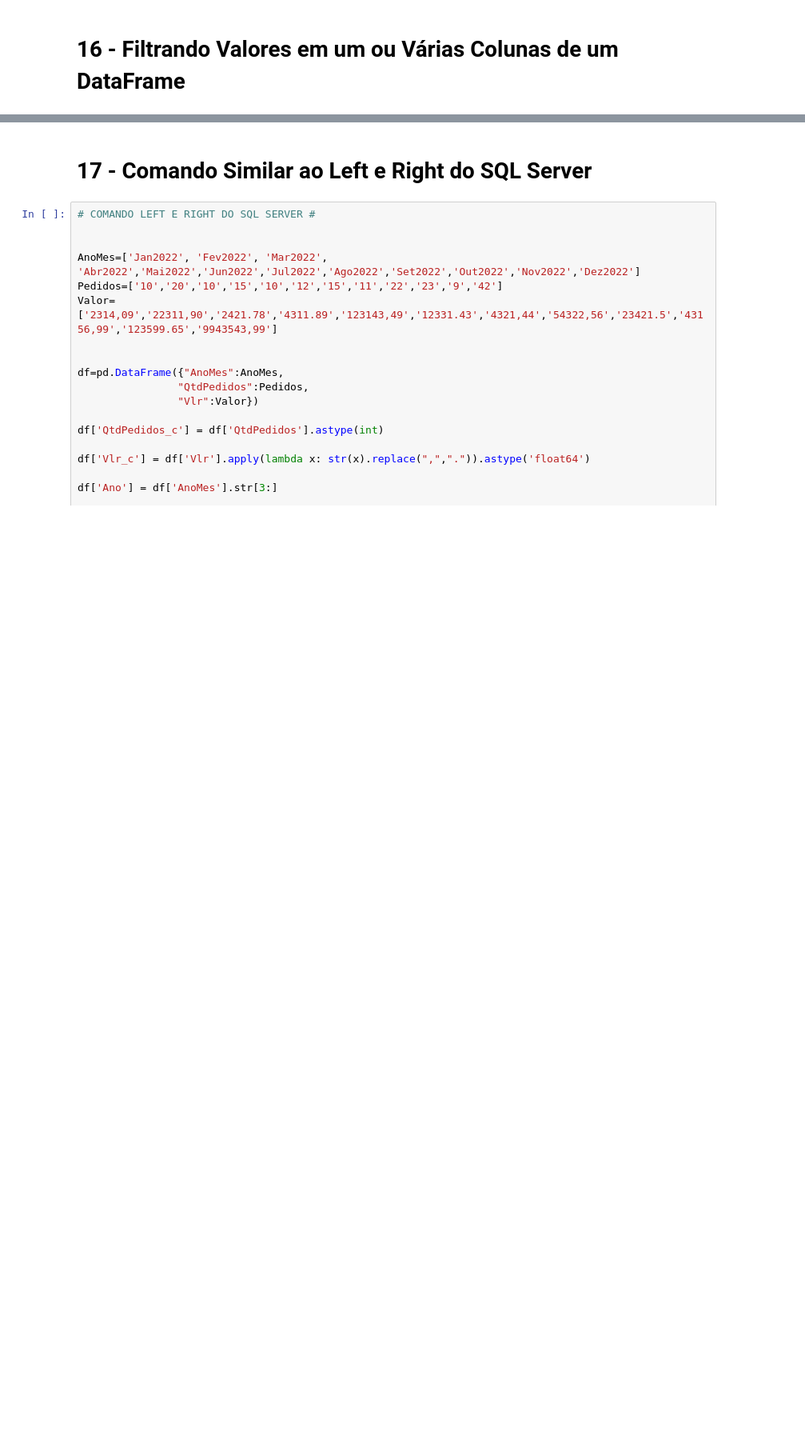
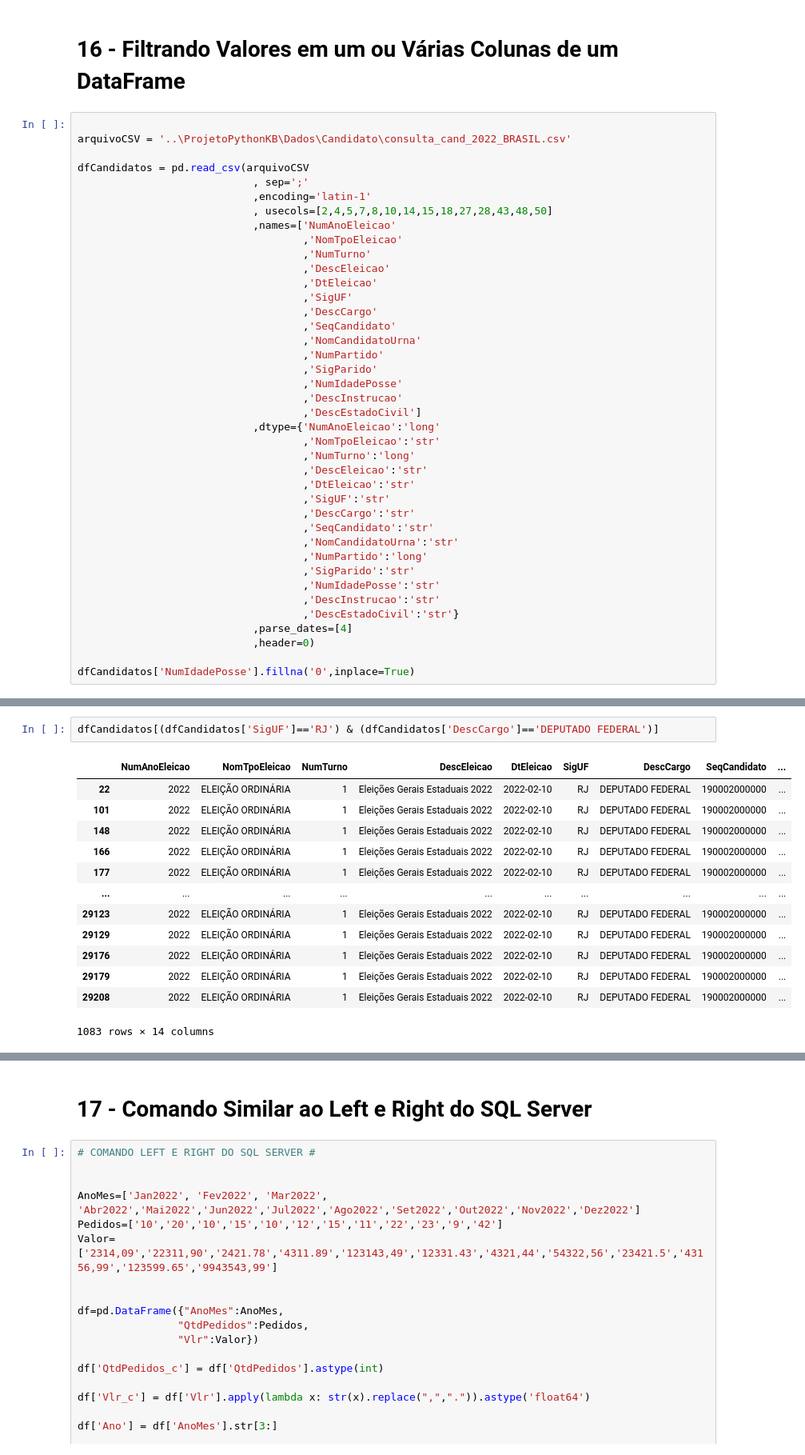
Before and after one commit to dbaassists/Python, a Jupyter notebook: ProjetoPythonKB/Projeto KB Python.ipynb, the cells around one changed output, grey strips where cells are left out. Shown at 80% size. Cells and saved outputs as stored; diff of their text form; blank space fills up the shorter version.

```diff
--- a/ProjetoPythonKB/Projeto KB Python.ipynb
+++ b/ProjetoPythonKB/Projeto KB Python.ipynb
@@ -455,2 +508,42 @@ memory usage: 2.8+ MB
 # %% [markdown]
 # 16 - Filtrando Valores em um ou Várias Colunas de um DataFrame
+# %%
+
+arquivoCSV = '..\ProjetoPythonKB\Dados\Candidato\consulta_cand_2022_BRASIL.csv'
+
+dfCandidatos = pd.read_csv(arquivoCSV
+                            , sep=';'
+                            ,encoding='latin-1'
+                            , usecols=[2,4,5,7,8,10,14,15,18,27,28,43,48,50]
+                            ,names=['NumAnoEleicao'
+                                    ,'NomTpoEleicao'
+                                    ,'NumTurno'
+                                    ,'DescEleicao'
+                                    ,'DtEleicao'
+                                    ,'SigUF'
+                                    ,'DescCargo'
+                                    ,'SeqCandidato'
+                                    ,'NomCandidatoUrna'
+                                    ,'NumPartido'
+                                    ,'SigParido'
+                                    ,'NumIdadePosse'
+                                    ,'DescInstrucao'
+                                    ,'DescEstadoCivil']
+                            ,dtype={'NumAnoEleicao':'long'
+                                    ,'NomTpoEleicao':'str'
+                                    ,'NumTurno':'long'
+                                    ,'DescEleicao':'str'
+                                    ,'DtEleicao':'str'
+                                    ,'SigUF':'str'
+                                    ,'DescCargo':'str'
+                                    ,'SeqCandidato':'str'
+                                    ,'NomCandidatoUrna':'str'
+                                    ,'NumPartido':'long'
+                                    ,'SigParido':'str'
+                                    ,'NumIdadePosse':'str'
+                                    ,'DescInstrucao':'str'
+                                    ,'DescEstadoCivil':'str'}
+                            ,parse_dates=[4]
+                            ,header=0)
+
+dfCandidatos['NumIdadePosse'].fillna('0',inplace=True)
@@ -456,0 +557,16 @@ memory usage: 2.8+ MB
+# %%
+dfCandidatos[(dfCandidatos['SigUF']=='RJ') & (dfCandidatos['DescCargo']=='DEPUTADO FEDERAL')]
+# %% [output]
+|  | NumAnoEleicao | NomTpoEleicao | NumTurno | DescEleicao | DtEleicao | SigUF | DescCargo | SeqCandidato | ... |
+| 22 | 2022 | ELEIÇÃO ORDINÁRIA | 1 | Eleições Gerais Estaduais 2022 | 2022-02-10 | RJ | DEPUTADO FEDERAL | 190002000000 | ... |
+| 101 | 2022 | ELEIÇÃO ORDINÁRIA | 1 | Eleições Gerais Estaduais 2022 | 2022-02-10 | RJ | DEPUTADO FEDERAL | 190002000000 | ... |
+| 148 | 2022 | ELEIÇÃO ORDINÁRIA | 1 | Eleições Gerais Estaduais 2022 | 2022-02-10 | RJ | DEPUTADO FEDERAL | 190002000000 | ... |
+| 166 | 2022 | ELEIÇÃO ORDINÁRIA | 1 | Eleições Gerais Estaduais 2022 | 2022-02-10 | RJ | DEPUTADO FEDERAL | 190002000000 | ... |
+| 177 | 2022 | ELEIÇÃO ORDINÁRIA | 1 | Eleições Gerais Estaduais 2022 | 2022-02-10 | RJ | DEPUTADO FEDERAL | 190002000000 | ... |
+| ... | ... | ... | ... | ... | ... | ... | ... | ... | ... |
+| 29123 | 2022 | ELEIÇÃO ORDINÁRIA | 1 | Eleições Gerais Estaduais 2022 | 2022-02-10 | RJ | DEPUTADO FEDERAL | 190002000000 | ... |
+| 29129 | 2022 | ELEIÇÃO ORDINÁRIA | 1 | Eleições Gerais Estaduais 2022 | 2022-02-10 | RJ | DEPUTADO FEDERAL | 190002000000 | ... |
+| 29176 | 2022 | ELEIÇÃO ORDINÁRIA | 1 | Eleições Gerais Estaduais 2022 | 2022-02-10 | RJ | DEPUTADO FEDERAL | 190002000000 | ... |
+| 29179 | 2022 | ELEIÇÃO ORDINÁRIA | 1 | Eleições Gerais Estaduais 2022 | 2022-02-10 | RJ | DEPUTADO FEDERAL | 190002000000 | ... |
+| 29208 | 2022 | ELEIÇÃO ORDINÁRIA | 1 | Eleições Gerais Estaduais 2022 | 2022-02-10 | RJ | DEPUTADO FEDERAL | 190002000000 | ... |
+1083 rows × 14 columns
```
Also changed, not shown: parts of 44 cells of this notebook, 5 other files.
